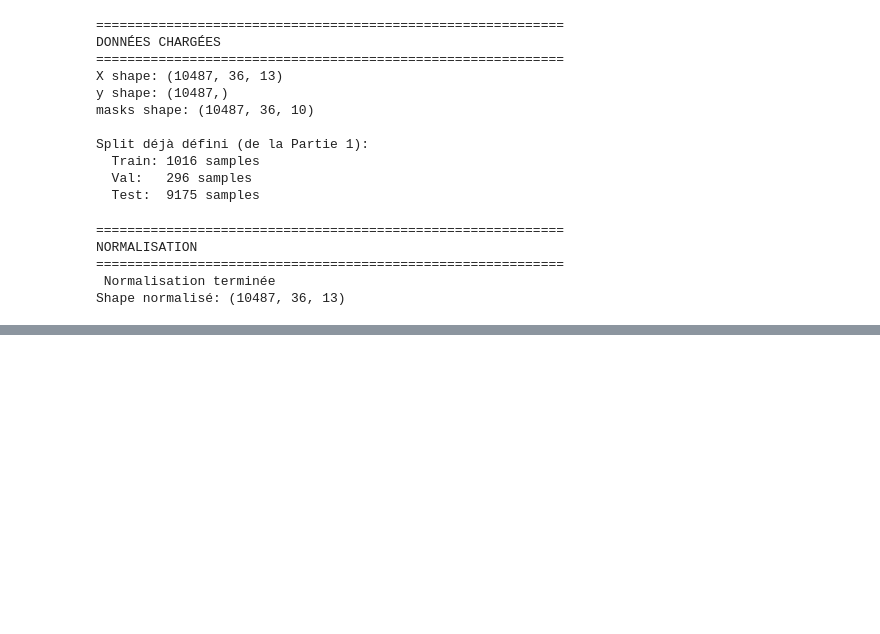
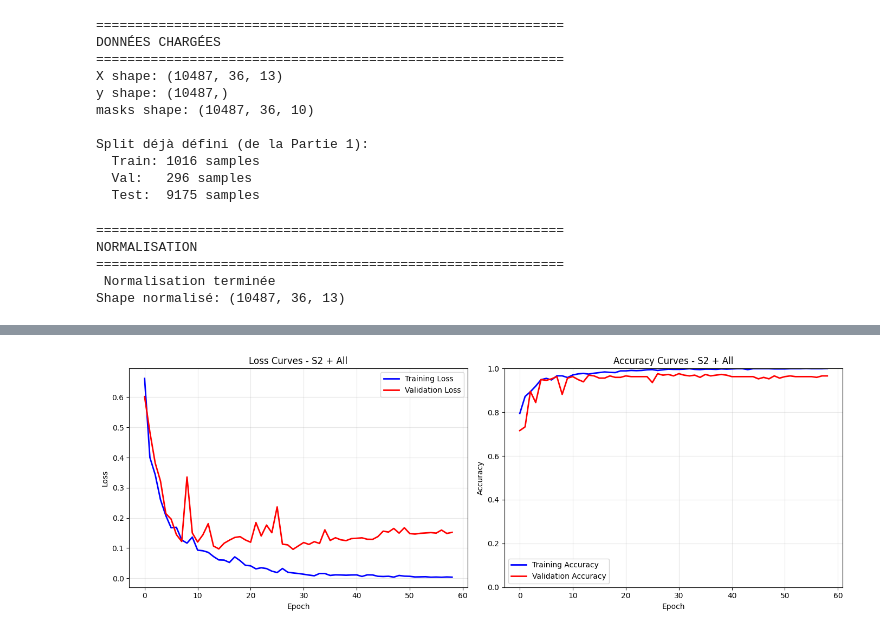
Before and after one commit to Ranianya/project_crop_classiffication, a Jupyter notebook: part3/notebooks/part3_improved_model.ipynb, the cells around one changed output, grey strips where cells are left out. Cells and saved outputs as stored; diff of their text form; code cells hidden in the pictures; blank space fills up the shorter version.

```diff
--- a/part3/notebooks/part3_improved_model.ipynb
+++ b/part3/notebooks/part3_improved_model.ipynb
@@ -626,0 +768,89 @@ PARTIE 3 TERMINÉE
+# %%
+# ============================================
+# CELLULE 12 : COURBES D'APPRENTISSAGE DE LA MEILLEURE CONFIGURATION
+# ============================================
+
+print("=" * 60)
+print("COURBES D'APPRENTISSAGE - MEILLEURE CONFIGURATION")
+print("=" * 60)
+
+# Identifier la meilleure configuration
+best_config = max(results_part3.items(), key=lambda x: x[1]['accuracy'])[0]
+best_accuracy = results_part3[best_config]['accuracy']
+print(f"Meilleure configuration: {best_config}")
+print(f"Accuracy: {best_accuracy:.4f}")
+
+# Note: Pour avoir les courbes, il faut que train_model_with_history retourne l'historique
+# Si vous avez utilise train_model_with_covariates sans historique, vous devez:
+# 1. Re-entrainer la meilleure configuration avec historique
+# 2. Ou modifier la fonction pour retourner l'historique
+
+# Solution simple: Re-entrainer la meilleure configuration avec historique
+print("\nRe-entrainement de la meilleure configuration pour les courbes...")
+
+# Re-creer les loaders pour la meilleure configuration
+if best_config == 'Baseline (S2 only)':
+    _, _, test_loader = create_loaders_with_covariates(
+        X_norm, None, y_encoded, train_idx, val_idx, test_idx, masks
+    )
+    cov_dim = 0
+    X_cov_data = None
+elif best_config == 'S2 + Climat':
+    _, _, test_loader = create_loaders_with_covariates(
+        X_norm, X_climate_norm, y_encoded, train_idx, val_idx, test_idx, masks
+    )
+    cov_dim = X_climate_norm.shape[1]
+    X_cov_data = X_climate_norm
+elif best_config == 'S2 + Sol':
+    _, _, test_loader = create_loaders_with_covariates(
+        X_norm, X_soil_norm, y_encoded, train_idx, val_idx, test_idx, masks
+    )
+    cov_dim = X_soil_norm.shape[1]
+    X_cov_data = X_soil_norm
+elif best_config == 'S2 + Topographie':
+    _, _, test_loader = create_loaders_with_covariates(
+        X_norm, X_topo_norm, y_encoded, train_idx, val_idx, test_idx, masks
+    )
+    cov_dim = X_topo_norm.shape[1]
+    X_cov_data = X_topo_norm
+else:  # S2 + All
+    _, _, test_loader = create_loaders_with_covariates(
+        X_norm, X_all_cov_norm, y_encoded, train_idx, val_idx, test_idx, masks
+    )
+    cov_dim = X_all_cov_norm.shape[1]
+    X_cov_data = X_all_cov_norm
+
+# Re-entrainer avec historique
+test_acc, test_f1, history = train_model_with_history(
+    X_norm, X_cov_data, y_encoded, train_idx, val_idx, test_idx, masks,
+    best_config, cov_dim, device
+)
+
+# Tracer les courbes
+fig, axes = plt.subplots(1, 2, figsize=(14, 5))
+
+# Loss curves
+axes[0].plot(history['train_loss'], label='Training Loss', color='blue', linewidth=2)
+axes[0].plot(history['val_loss'], label='Validation Loss', color='red', linewidth=2)
+axes[0].set_xlabel('Epoch')
+axes[0].set_ylabel('Loss')
+axes[0].set_title(f'Loss Curves - {best_config}')
+axes[0].legend()
+axes[0].grid(True, alpha=0.3)
+
+# Accuracy curves
+axes[1].plot(history['train_acc'], label='Training Accuracy', color='blue', linewidth=2)
+axes[1].plot(history['val_acc'], label='Validation Accuracy', color='red', linewidth=2)
+axes[1].set_xlabel('Epoch')
+axes[1].set_ylabel('Accuracy')
+axes[1].set_title(f'Accuracy Curves - {best_config}')
+axes[1].legend()
+axes[1].grid(True, alpha=0.3)
+axes[1].set_ylim([0, 1])
+
+plt.tight_layout()
+plt.savefig(os.path.join(OUTPUT_DIR, "part3_best_config_training_curves.png"), dpi=150)
+plt.show()
+
+print(f"Courbes sauvegardees dans {OUTPUT_DIR}")
+# %% [output]
@@ -626,0 +865 @@ PARTIE 3 TERMINÉE
+[figure, added]
```
Also changed, not shown: parts of 17 cells of this notebook, 10 other files.
